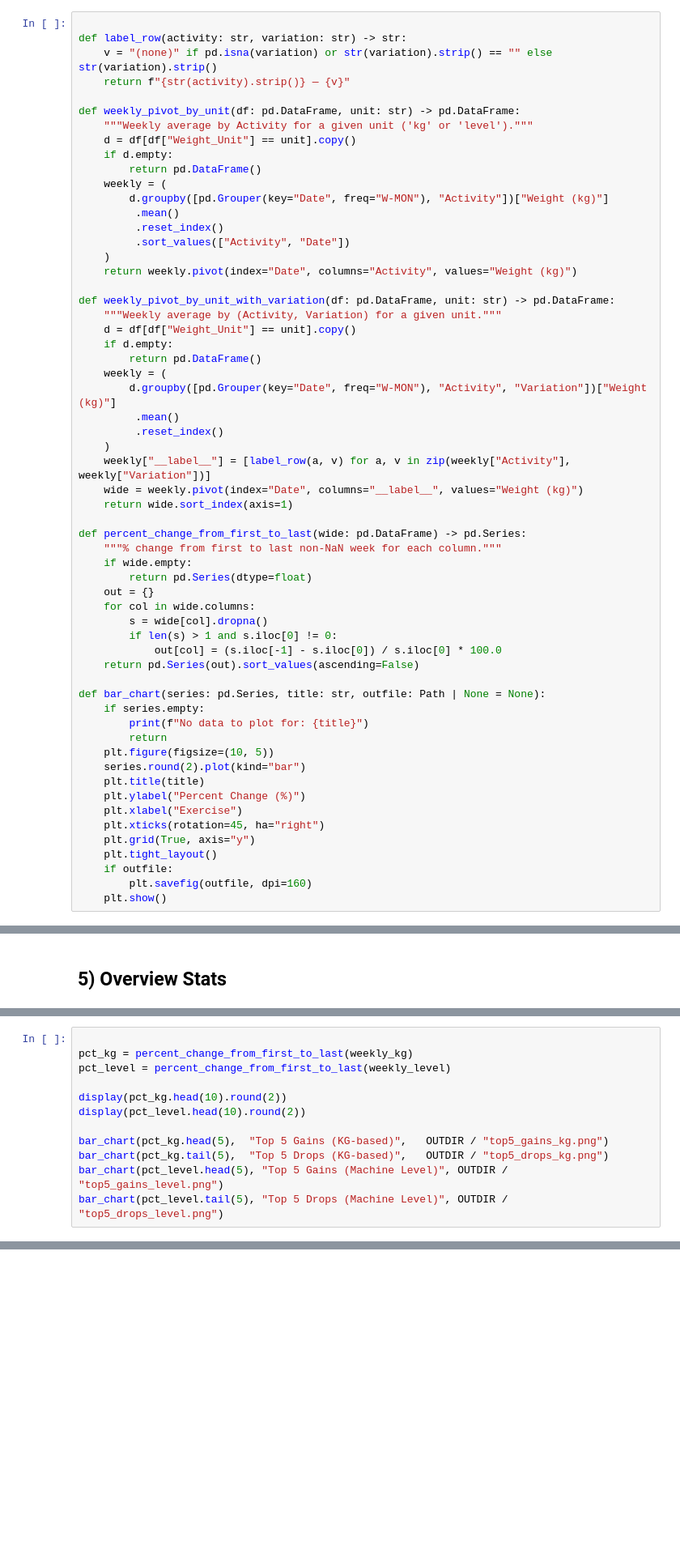
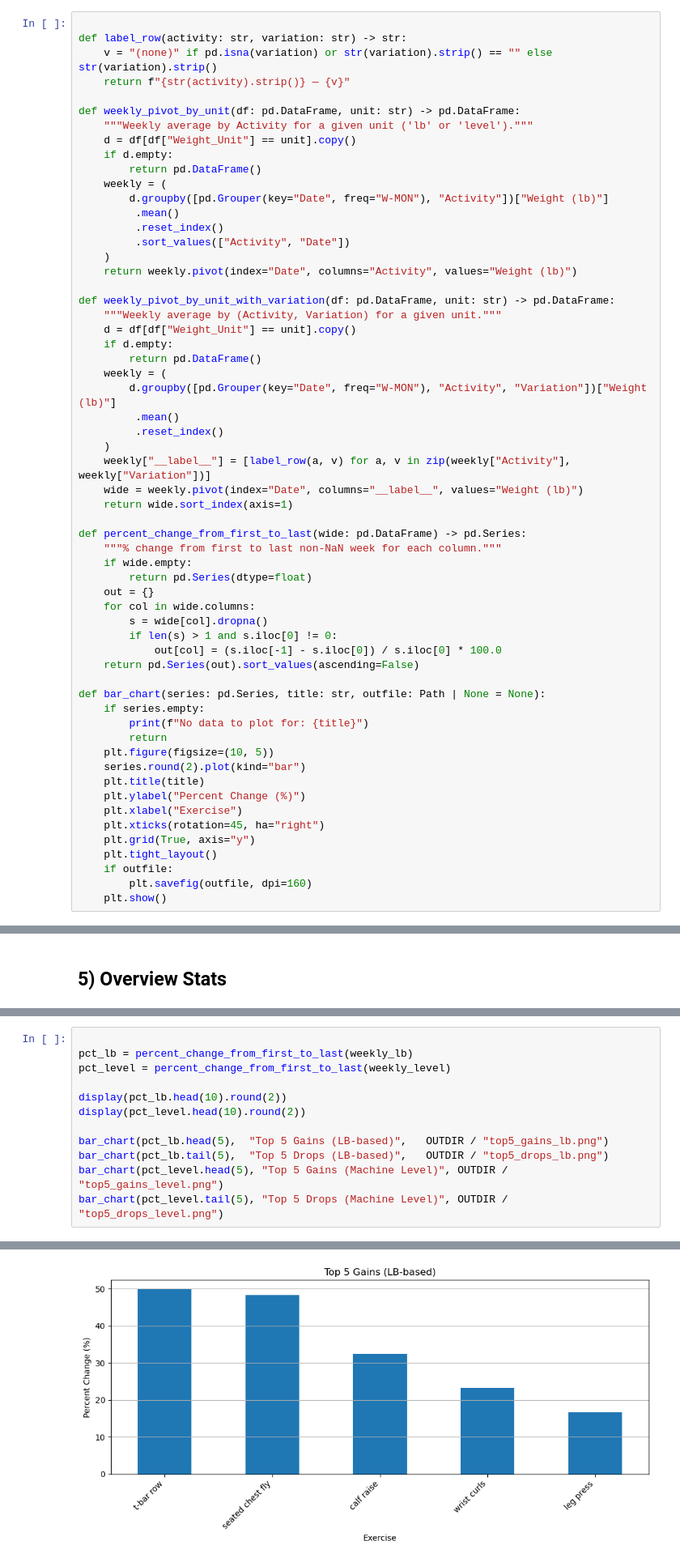
Before and after one commit to TroubledDreamer/workout-analytics, a Jupyter notebook: workout_analysis_clean.ipynb, the cells around one changed output, grey strips where cells are left out. Shown: that part at 81% size. Drawn from its saved outputs; the diff is of its cells as text; blank space fills up the shorter version.

```diff
--- a/workout_analysis_clean.ipynb
+++ b/workout_analysis_clean.ipynb
@@ -41,17 +44,17 @@ def label_row(activity: str, variation: str) -> str:
     return f"{str(activity).strip()} — {v}"
 
 def weekly_pivot_by_unit(df: pd.DataFrame, unit: str) -> pd.DataFrame:
-    """Weekly average by Activity for a given unit ('kg' or 'level')."""
+    """Weekly average by Activity for a given unit ('lb' or 'level')."""
     d = df[df["Weight_Unit"] == unit].copy()
     if d.empty:
         return pd.DataFrame()
     weekly = (
-        d.groupby([pd.Grouper(key="Date", freq="W-MON"), "Activity"])["Weight (kg)"]
+        d.groupby([pd.Grouper(key="Date", freq="W-MON"), "Activity"])["Weight (lb)"]
          .mean()
          .reset_index()
          .sort_values(["Activity", "Date"])
     )
-    return weekly.pivot(index="Date", columns="Activity", values="Weight (kg)")
+    return weekly.pivot(index="Date", columns="Activity", values="Weight (lb)")
 
 def weekly_pivot_by_unit_with_variation(df: pd.DataFrame, unit: str) -> pd.DataFrame:
     """Weekly average by (Activity, Variation) for a given unit."""
@@ -59,12 +62,12 @@ def weekly_pivot_by_unit_with_variation(df: pd.DataFrame, unit: str) -> pd.DataF
     if d.empty:
         return pd.DataFrame()
     weekly = (
-        d.groupby([pd.Grouper(key="Date", freq="W-MON"), "Activity", "Variation"])["Weight (kg)"]
+        d.groupby([pd.Grouper(key="Date", freq="W-MON"), "Activity", "Variation"])["Weight (lb)"]
          .mean()
          .reset_index()
     )
     weekly["__label__"] = [label_row(a, v) for a, v in zip(weekly["Activity"], weekly["Variation"])]
-    wide = weekly.pivot(index="Date", columns="__label__", values="Weight (kg)")
+    wide = weekly.pivot(index="Date", columns="__label__", values="Weight (lb)")
     return wide.sort_index(axis=1)
 
 def percent_change_from_first_to_last(wide: pd.DataFrame) -> pd.Series:
@@ -184,12 +227,13 @@ plt.legend(); plt.grid(True); plt.tight_layout(); plt.show()
 # %%
 
-pct_kg = percent_change_from_first_to_last(weekly_kg)
+pct_lb = percent_change_from_first_to_last(weekly_lb)
 pct_level = percent_change_from_first_to_last(weekly_level)
 
-display(pct_kg.head(10).round(2))
+display(pct_lb.head(10).round(2))
 display(pct_level.head(10).round(2))
 
-bar_chart(pct_kg.head(5),  "Top 5 Gains (KG-based)",   OUTDIR / "top5_gains_kg.png")
-bar_chart(pct_kg.tail(5),  "Top 5 Drops (KG-based)",   OUTDIR / "top5_drops_kg.png")
+bar_chart(pct_lb.head(5),  "Top 5 Gains (LB-based)",   OUTDIR / "top5_gains_lb.png")
+bar_chart(pct_lb.tail(5),  "Top 5 Drops (LB-based)",   OUTDIR / "top5_drops_lb.png")
 bar_chart(pct_level.head(5), "Top 5 Gains (Machine Level)", OUTDIR / "top5_gains_level.png")
 bar_chart(pct_level.tail(5), "Top 5 Drops (Machine Level)", OUTDIR / "top5_drops_level.png")
+# %% [output]
@@ -195,0 +255 @@ bar_chart(pct_level.tail(5), "Top 5 Drops (Machine Level)", OUTDIR / "top5_drops
+[figure, added]
```
Also changed, not shown: parts of 29 cells of this notebook, 1 other file.
